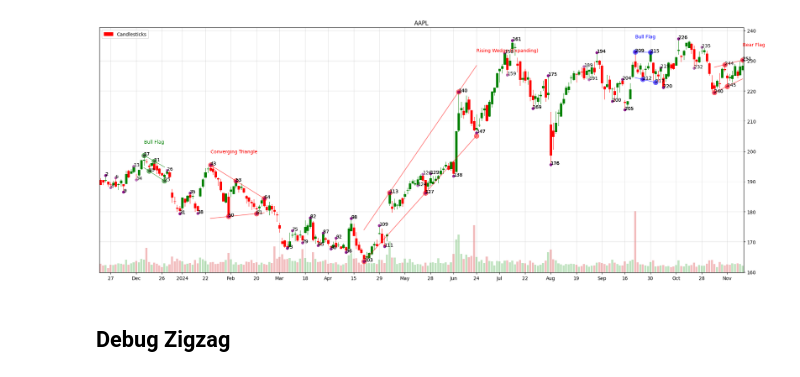
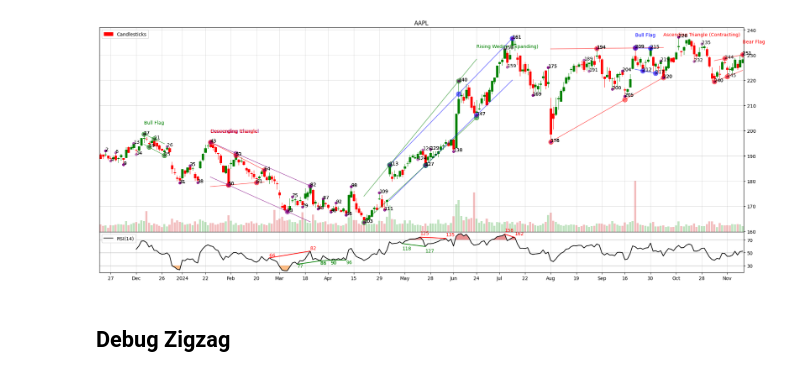
Before and after one commit to furechan/mplchart, a Jupyter notebook: examples/plot-trendlines.ipynb, the cells around one changed output. Cells and saved outputs as stored; diff of their text form; code cells hidden in the pictures.

```diff
--- a/examples/plot-trendlines.ipynb
+++ b/examples/plot-trendlines.ipynb
@@ -14,36 +14,36 @@ prices = yf.Ticker(ticker).history(period="1y")
 # %%
 # Configure pattern scanning
 scan_props = TrendLineProperties(
         number_of_pivots=5,
         flat_ratio=0.05,
         #align_ratio=0.2,
     )
 
 scan_props_pf = TrendLineProperties(
         number_of_pivots=4,
 )
 
 scan_props_rsi = RsiDivergenceProperties(
-    flat_ratio=0.005,
+    min_change_pct=0.005,
 )
 
 indicators = [
     Candlesticks(colorup="green", colordn="red"),
     Volume(),
     TrendLine(backcandels=5, forwardcandels=5, pivot_limit=50, show_pivots=True, scan_props=scan_props),
     TrendLine(backcandels=3, forwardcandels=3, pivot_limit=50, show_pivots=True, scan_props=scan_props),
     TrendLine(backcandels=2, forwardcandels=2, pivot_limit=100, show_pivots=True, scan_props=scan_props_pf),
-    #RSI(),
-    #RSIDIV(backcandels=2, forwardcandels=2, show_pivots=True, scan_props=scan_props_rsi) | SameAxes(),
+    RSI(),
+    RSIDIV(backcandels=2, forwardcandels=2, show_pivots=True, scan_props=scan_props_rsi) | SameAxes(),
     # SMA(50),
     # SMA(200),
     # MACD(),
 ]
 
 chart = Chart(title=ticker, figsize=(20, 8), max_ticks=90)
 chart.plot(prices, indicators)
 # %% [output]
-[figure, old version]
+[figure, new version]
 # %% [markdown]
 ## Debug Zigzag
 # %%
```
Also changed, not shown: 5 other files.
